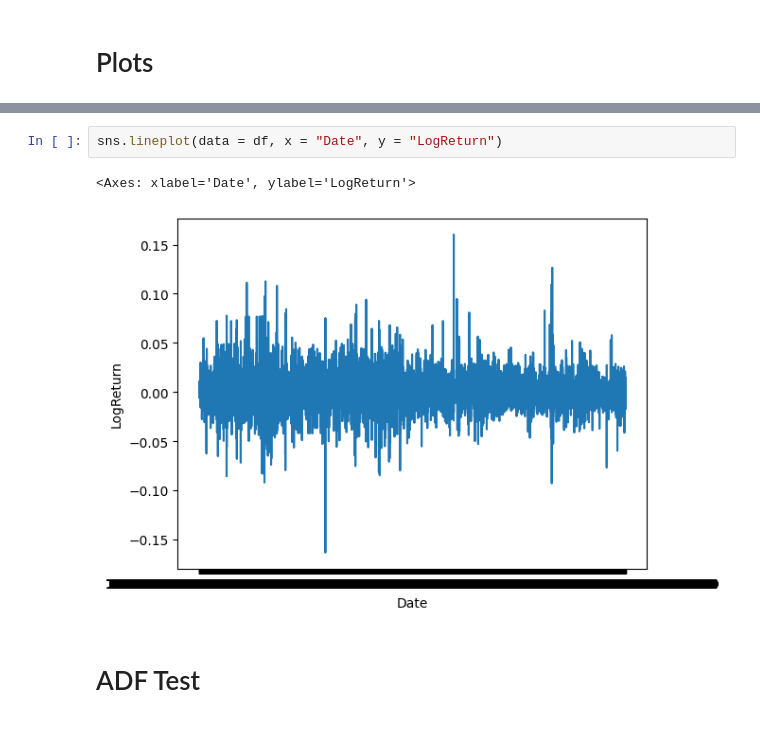
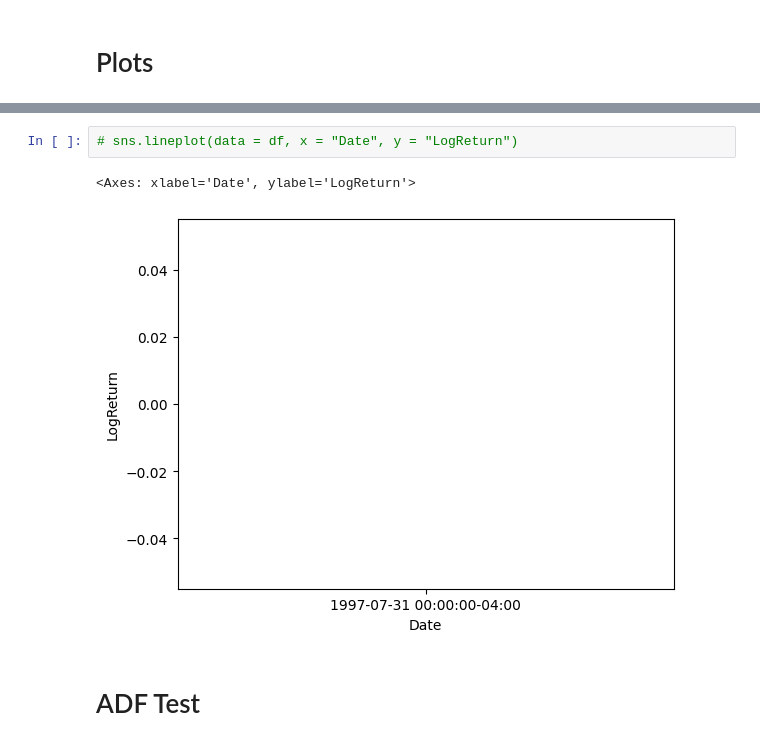
Before and after one commit to git-ankuryadav/Stock-Price-Prediction, a Jupyter notebook: final-ARMA.ipynb, the cells around one changed output, grey strips where cells are left out. Drawn from its saved outputs; the diff is of its cells as text.

```diff
--- a/final-ARMA.ipynb
+++ b/final-ARMA.ipynb
@@ -31,8 +34,8 @@ sns.lineplot(data = df, x = "Date", y = "Close")
 # %%
-sns.lineplot(data = df, x = "Date", y = "LogReturn")
+# sns.lineplot(data = df, x = "Date", y = "LogReturn")
 # %% [output]
 <Axes: xlabel='Date', ylabel='LogReturn'>
-[figure, old version]
+[figure, new version]
 # %% [markdown]
 # ADF Test
 # %%
```
Also changed, not shown: parts of 12 cells of this notebook, 7 other files.
